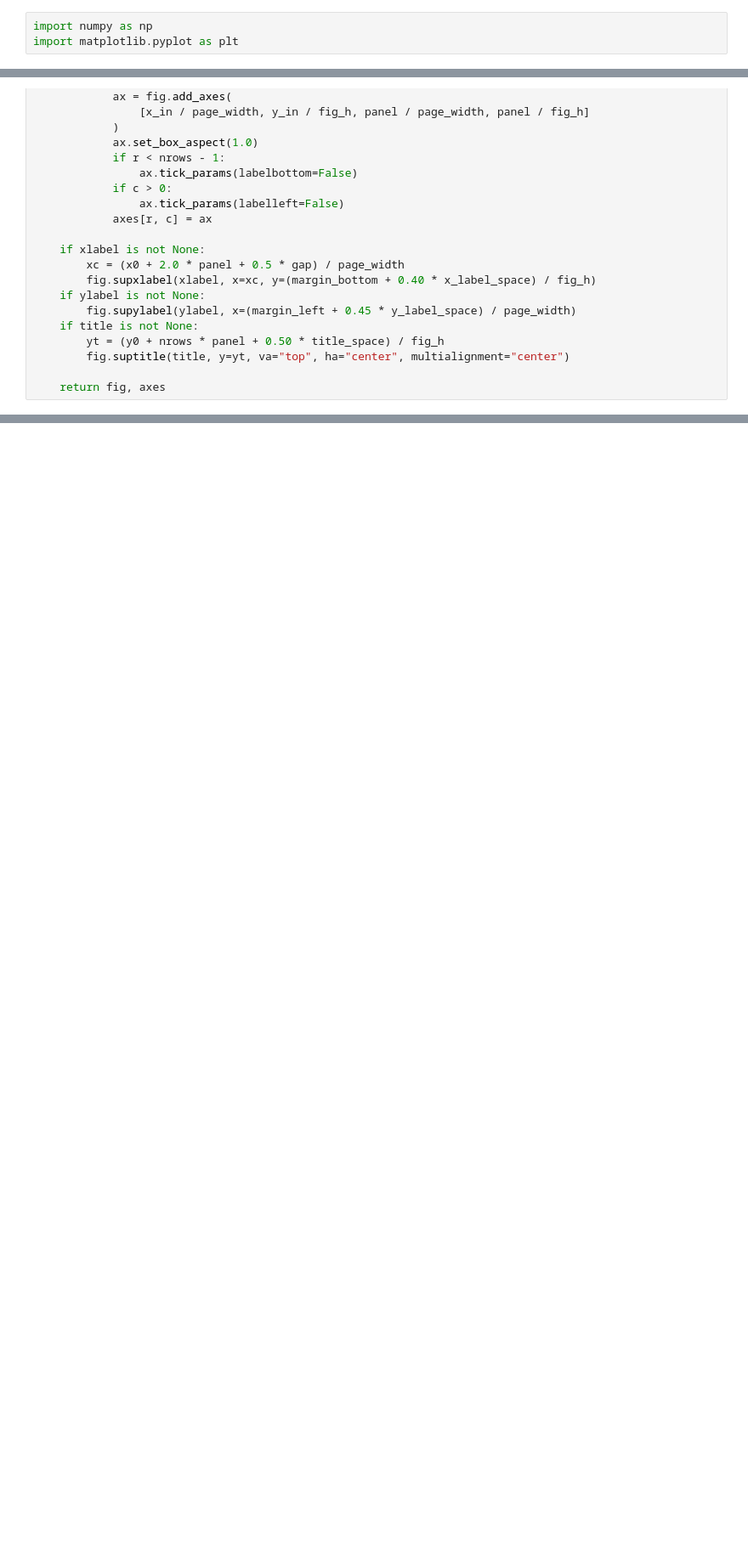
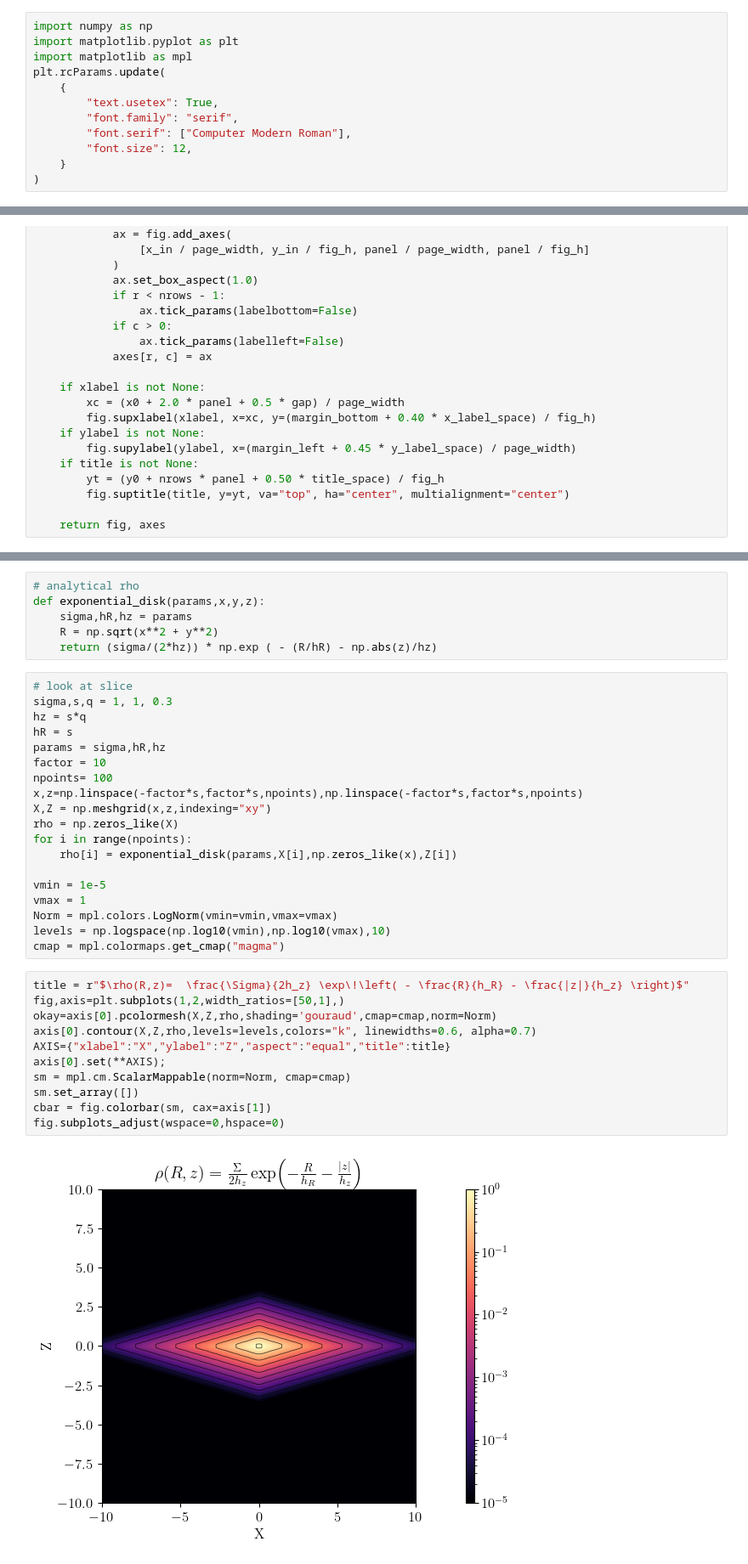
Before and after one commit to salvatore-ferrone/tstrippy, a Jupyter notebook: docs/source/bfe_bessel_functions.ipynb, the cells around one changed output, grey strips where cells are left out. Shown at 85% size. Drawn from its saved outputs; the diff is of its cells as text; blank space fills up the shorter version.

```diff
--- a/docs/source/bfe_bessel_functions.ipynb
+++ b/docs/source/bfe_bessel_functions.ipynb
@@ -13,6 +13,15 @@ We will explore how the reconstruction improves as we increase the order, for di
 # %%
 import numpy as np
 import matplotlib.pyplot as plt
+import matplotlib as mpl
+plt.rcParams.update(
+    {
+        "text.usetex": True,
+        "font.family": "serif",
+        "font.serif": ["Computer Modern Roman"],
+        "font.size": 12,
+    }
+)
 # %%
 def make_nx4_panel(
     nrows,
@@ -127,0 +77,38 @@ def make_nx4_panel(
+# %%
+# analytical rho
+def exponential_disk(params,x,y,z):
+    sigma,hR,hz = params
+    R = np.sqrt(x**2 + y**2)
+    return (sigma/(2*hz)) * np.exp ( - (R/hR) - np.abs(z)/hz)
+# %%
+# look at slice
+sigma,s,q = 1, 1, 0.3
+hz = s*q
+hR = s
+params = sigma,hR,hz
+factor = 10
+npoints= 100
+x,z=np.linspace(-factor*s,factor*s,npoints),np.linspace(-factor*s,factor*s,npoints)
+X,Z = np.meshgrid(x,z,indexing="xy")
+rho = np.zeros_like(X)
+for i in range(npoints):
+    rho[i] = exponential_disk(params,X[i],np.zeros_like(x),Z[i])
+
+vmin = 1e-5
+vmax = 1
+Norm = mpl.colors.LogNorm(vmin=vmin,vmax=vmax)
+levels = np.logspace(np.log10(vmin),np.log10(vmax),10)
+cmap = mpl.colormaps.get_cmap("magma")
+# %%
+title = r"$\rho(R,z)=  \frac{\Sigma}{2h_z} \exp\!\left( - \frac{R}{h_R} - \frac{|z|}{h_z} \right)$"
+fig,axis=plt.subplots(1,2,width_ratios=[50,1],)
+okay=axis[0].pcolormesh(X,Z,rho,shading='gouraud',cmap=cmap,norm=Norm)
+axis[0].contour(X,Z,rho,levels=levels,colors="k", linewidths=0.6, alpha=0.7)
+AXIS={"xlabel":"X","ylabel":"Z","aspect":"equal","title":title}
+axis[0].set(**AXIS);
+sm = mpl.cm.ScalarMappable(norm=Norm, cmap=cmap)
+sm.set_array([])
+cbar = fig.colorbar(sm, cax=axis[1])
+fig.subplots_adjust(wspace=0,hspace=0)
+# %% [output]
+[figure, added]
```
Also changed, not shown: parts of 4 cells of this notebook.
